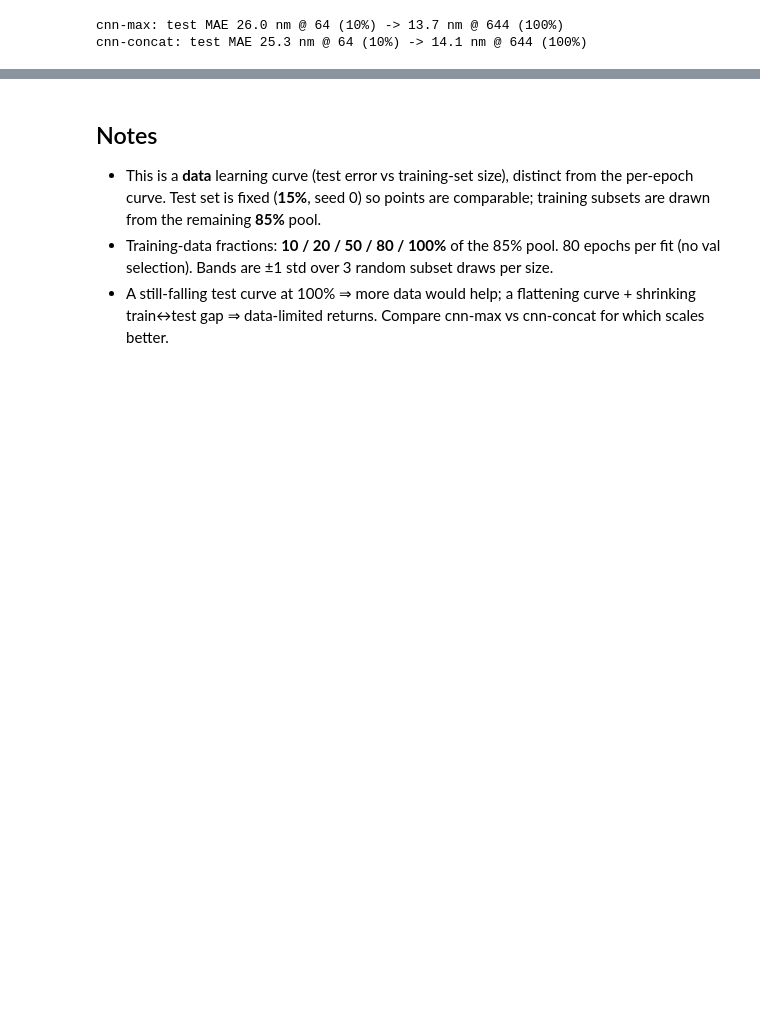
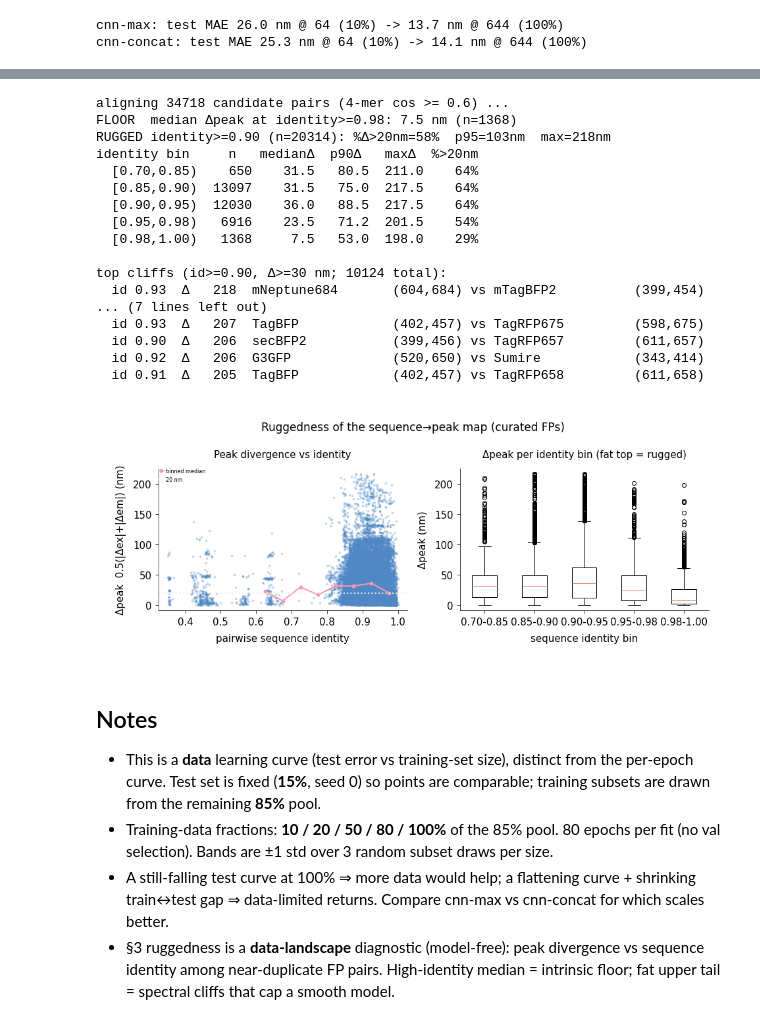
Before and after one commit to Arcadia-Science/FPguide, a Jupyter notebook: peak_design/learning_curve.ipynb, the cells around one changed output, grey strips where cells are left out. Drawn from its saved outputs; the diff is of its cells as text; code cells hidden in the pictures; blank space fills up the shorter version.

Commit message:
quantified the landscape ruggedness

```diff
--- a/peak_design/learning_curve.ipynb
+++ b/peak_design/learning_curve.ipynb
@@ -111,3 +119,64 @@ cnn-concat: test MAE 25.3 nm @ 64 (10%) -> 14.1 nm @ 644 (100%)
+# %%
+from sklearn.feature_extraction.text import CountVectorizer
+from sklearn.metrics.pairwise import cosine_similarity as cossim
+import biotite.sequence as bseq, biotite.sequence.align as balign
+seqsR=[r["seq"] for r in rows]; namesR=[r["name"] for r in rows]
+KMER_MIN=0.6                                                     # only align reasonably-similar pairs
+Xk=CountVectorizer(analyzer="char",ngram_range=(4,4)).fit_transform(seqsR)
+Sk=cossim(Xk); np.fill_diagonal(Sk,0.0)
+iu=np.triu_indices(N,1); km=Sk[iu]; sel=np.where(km>=KMER_MIN)[0]
+Ai=iu[0][sel]; Bi=iu[1][sel]
+print(f"aligning {len(sel)} candidate pairs (4-mer cos >= {KMER_MIN}) ...")
+MAT=balign.SubstitutionMatrix.std_protein_matrix()
+def _ident(a,b):
+    aln=balign.align_optimal(bseq.ProteinSequence(a),bseq.ProteinSequence(b),MAT,gap_penalty=(-10,-1))[0]
+    return float(balign.get_sequence_identity(aln))
+pid=np.array([_ident(seqsR[a],seqsR[b]) for a,b in zip(Ai,Bi)])
+dpk=0.5*(np.abs(peaks[Ai,0]-peaks[Bi,0])+np.abs(peaks[Ai,1]-peaks[Bi,1]))
+
+floor=np.median(dpk[pid>=0.98]); rug=pid>=0.90
+print(f"FLOOR  median Δpeak at identity>=0.98: {floor:.1f} nm (n={(pid>=0.98).sum()})")
+print(f"RUGGED identity>=0.90 (n={rug.sum()}): %Δ>20nm={100*np.mean(dpk[rug]>20):.0f}%  p95={np.percentile(dpk[rug],95):.0f}nm  max={dpk[rug].max():.0f}nm")
+bins=[(0.70,0.85),(0.85,0.90),(0.90,0.95),(0.95,0.98),(0.98,1.001)]
+print("identity bin     n   medianΔ  p90Δ   maxΔ  %>20nm")
+for lo,hi in bins:
+    x=dpk[(pid>=lo)&(pid<hi)]
+    if len(x): print(f"  [{lo:.2f},{hi:.2f})  {len(x):5d}  {np.median(x):6.1f}  {np.percentile(x,90):5.1f}  {x.max():5.1f}  {100*np.mean(x>20):4.0f}%")
+cl=np.where((pid>=0.90)&(dpk>=30))[0]; cl=cl[np.argsort(-dpk[cl])][:12]
+print(f"\ntop cliffs (id>=0.90, Δ>=30 nm; {((pid>=0.90)&(dpk>=30)).sum()} total):")
+for k in cl:
+    a,b=Ai[k],Bi[k]; print(f"  id {pid[k]:.2f}  Δ {dpk[k]:5.0f}  {namesR[a][:18]:18}({peaks[a,0]:.0f},{peaks[a,1]:.0f}) vs {namesR[b][:18]:18}({peaks[b,0]:.0f},{peaks[b,1]:.0f})")
+
+fig,ax=plt.subplots(1,2,figsize=(13,5))
+ax[0].scatter(pid,dpk,s=12,alpha=0.35,color=C("aegean"))
+be=np.linspace(0.6,1.0,9); ct=0.5*(be[:-1]+be[1:])
+md_=[np.median(dpk[(pid>=be[i])&(pid<be[i+1])]) if ((pid>=be[i])&(pid<be[i+1])).any() else np.nan for i in range(8)]
+ax[0].plot(ct,md_,"-o",color=C("rose"),lw=2,label="binned median"); ax[0].axhline(20,ls=":",color=C("gray"),label="20 nm")
+ax[0].set_xlabel("pairwise sequence identity"); ax[0].set_ylabel("Δpeak  0.5(|Δex|+|Δem|) (nm)")
+ax[0].set_title("Peak divergence vs identity"); ax[0].legend(fontsize=8)
+ax[1].boxplot([dpk[(pid>=lo)&(pid<hi)] for lo,hi in bins], tick_labels=[f"{lo:.2f}-{hi:.2f}" for lo,hi in bins])
+ax[1].set_xlabel("sequence identity bin"); ax[1].set_ylabel("Δpeak (nm)"); ax[1].set_title("Δpeak per identity bin (fat top = rugged)")
+plt.suptitle("Ruggedness of the sequence→peak map (curated FPs)")
+plt.tight_layout(); fig.savefig("trained_models/ruggedness.png",dpi=130,bbox_inches="tight"); plt.show()
+# %% [output]
+aligning 34718 candidate pairs (4-mer cos >= 0.6) ...
+FLOOR  median Δpeak at identity>=0.98: 7.5 nm (n=1368)
+RUGGED identity>=0.90 (n=20314): %Δ>20nm=58%  p95=103nm  max=218nm
+identity bin     n   medianΔ  p90Δ   maxΔ  %>20nm
+  [0.70,0.85)    650    31.5   80.5  211.0    64%
+  [0.85,0.90)  13097    31.5   75.0  217.5    64%
+  [0.90,0.95)  12030    36.0   88.5  217.5    64%
+  [0.95,0.98)   6916    23.5   71.2  201.5    54%
+  [0.98,1.00)   1368     7.5   53.0  198.0    29%
+
+top cliffs (id>=0.90, Δ>=30 nm; 10124 total):
+  id 0.93  Δ   218  mNeptune684       (604,684) vs mTagBFP2          (399,454)
+... (7 lines left out)
+  id 0.93  Δ   207  TagBFP            (402,457) vs TagRFP675         (598,675)
+  id 0.90  Δ   206  secBFP2           (399,456) vs TagRFP657         (611,657)
+  id 0.92  Δ   206  G3GFP             (520,650) vs Sumire            (343,414)
+  id 0.91  Δ   205  TagBFP            (402,457) vs TagRFP658         (611,658)
+[figure, added]
 # %% [markdown]
 ## Notes
 - This is a **data** learning curve (test error vs training-set size), distinct from the per-epoch curve.
@@ -117,3 +186,4 @@ cnn-concat: test MAE 25.3 nm @ 64 (10%) -> 14.1 nm @ 644 (100%)
   Bands are ±1 std over 3 random subset draws per size.
 - A still-falling test curve at 100% ⇒ more data would help; a flattening curve + shrinking train↔test gap
   ⇒ data-limited returns. Compare cnn-max vs cnn-concat for which scales better.
+- §3 ruggedness is a **data-landscape** diagnostic (model-free): peak divergence vs sequence identity among near-duplicate FP pairs. High-identity median = intrinsic floor; fat upper tail = spectral cliffs that cap a smooth model.
```
Also changed, not shown: parts of 1 cell of this notebook.
